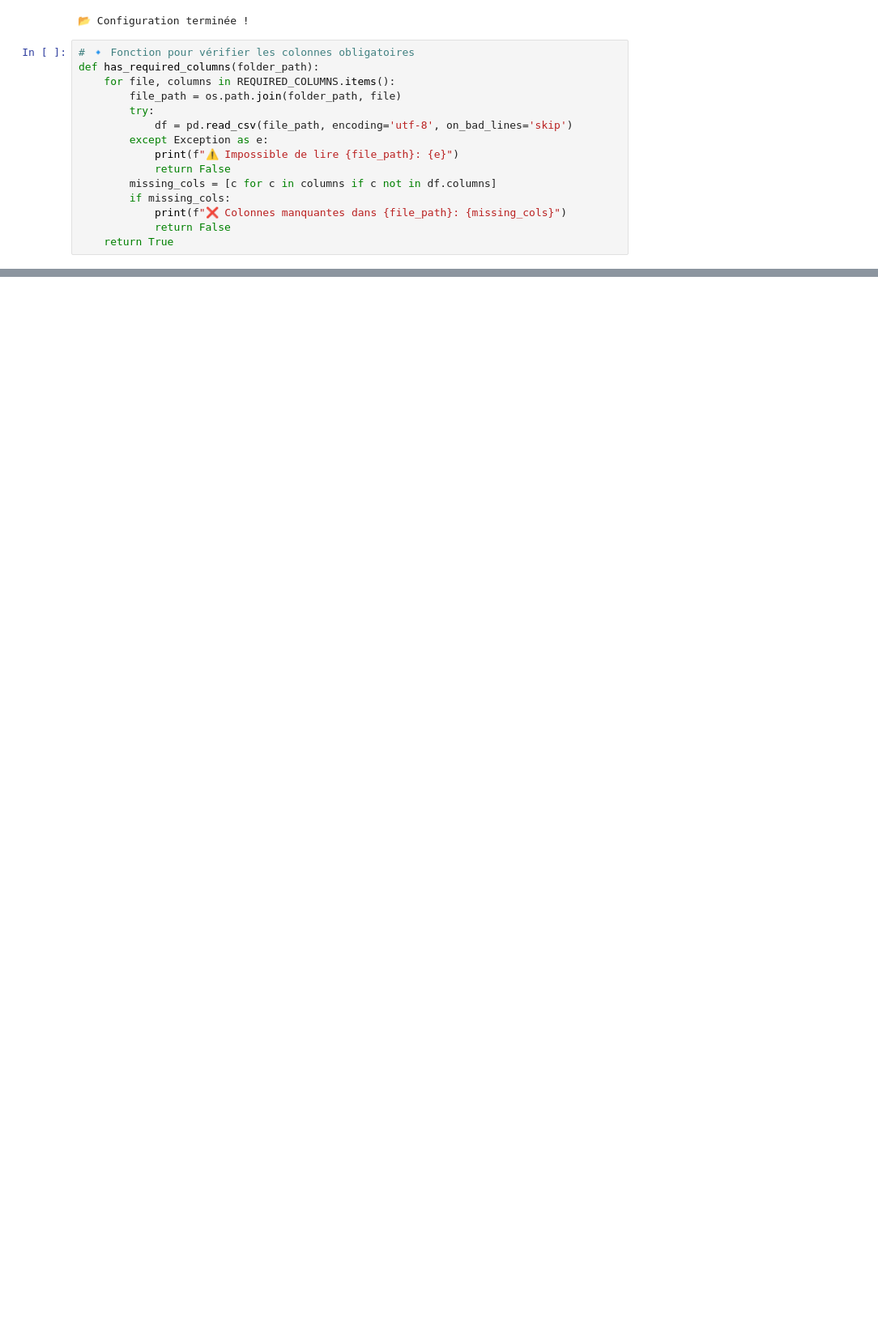
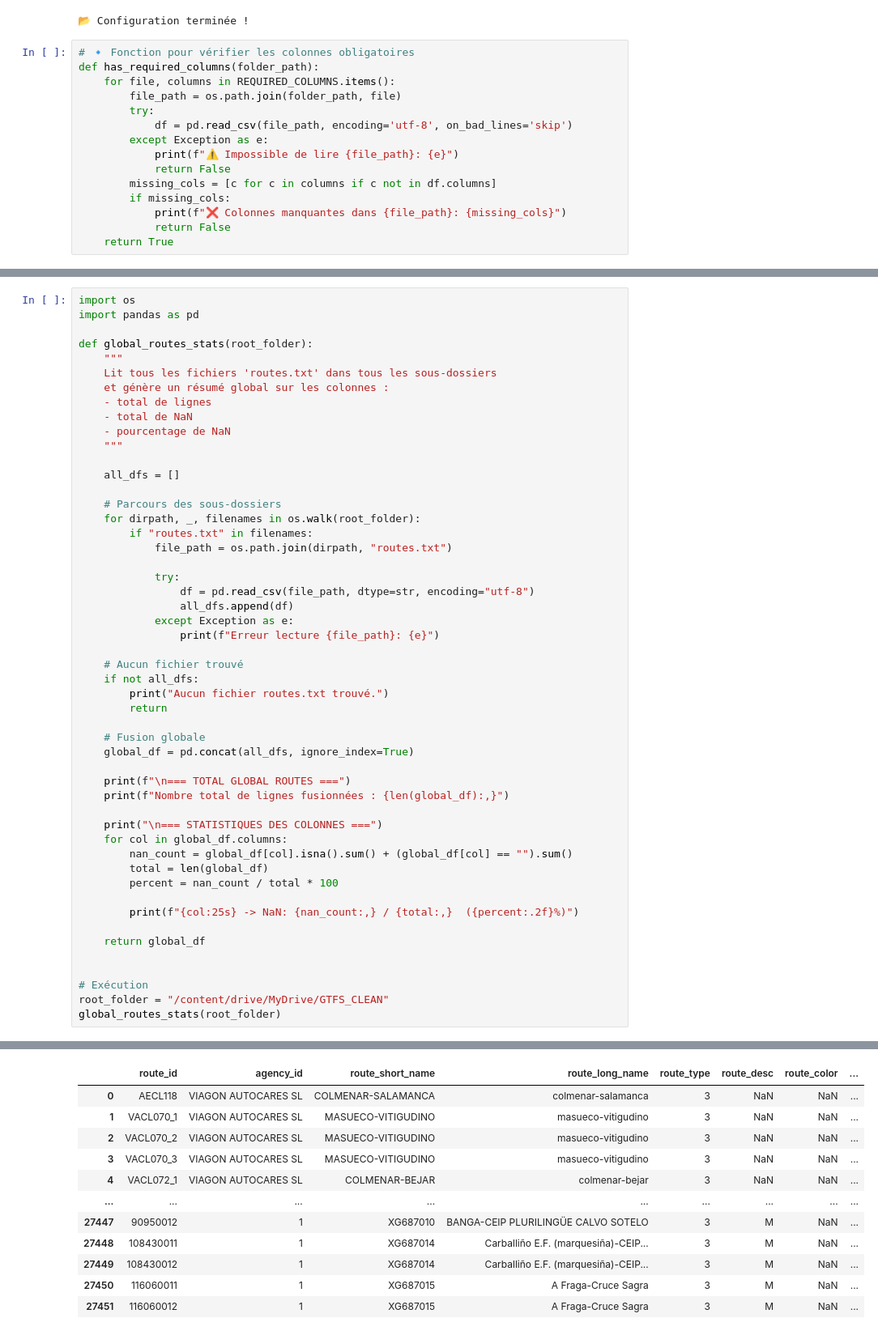
Before and after one commit to 12halima/Transport_Recommander, a Jupyter notebook: notebooks/01_load_gtfs.ipynb, the cells around one changed output, grey strips where cells are left out. Shown at 81% size. Saved outputs shown, nothing was run; the diff lists cells and outputs as text; blank space fills up the shorter version.

```diff
--- a/notebooks/01_load_gtfs.ipynb
+++ b/notebooks/01_load_gtfs.ipynb
@@ -919,0 +608,52 @@ ASSIA
+# %%
+import os
+import pandas as pd
+
+def global_routes_stats(root_folder):
+    """
+    Lit tous les fichiers 'routes.txt' dans tous les sous-dossiers
+    et génère un résumé global sur les colonnes :
+    - total de lignes
+    - total de NaN
+    - pourcentage de NaN
+    """
+
+    all_dfs = []
+
+    # Parcours des sous-dossiers
+    for dirpath, _, filenames in os.walk(root_folder):
+        if "routes.txt" in filenames:
+            file_path = os.path.join(dirpath, "routes.txt")
+
+            try:
+                df = pd.read_csv(file_path, dtype=str, encoding="utf-8")
+                all_dfs.append(df)
+            except Exception as e:
+                print(f"Erreur lecture {file_path}: {e}")
+
+    # Aucun fichier trouvé
+    if not all_dfs:
+        print("Aucun fichier routes.txt trouvé.")
+        return
+
+    # Fusion globale
+    global_df = pd.concat(all_dfs, ignore_index=True)
+
+    print(f"\n=== TOTAL GLOBAL ROUTES ===")
+    print(f"Nombre total de lignes fusionnées : {len(global_df):,}")
+
+    print("\n=== STATISTIQUES DES COLONNES ===")
+    for col in global_df.columns:
+        nan_count = global_df[col].isna().sum() + (global_df[col] == "").sum()
+        total = len(global_df)
+        percent = nan_count / total * 100
+
+        print(f"{col:25s} -> NaN: {nan_count:,} / {total:,}  ({percent:.2f}%)")
+
+    return global_df
+
+
+# Exécution
+root_folder = "/content/drive/MyDrive/GTFS_CLEAN"
+global_routes_stats(root_folder)
+# %% [output]
@@ -919,0 +680,12 @@ ASSIA
+|  | route_id | agency_id | route_short_name | route_long_name | route_type | route_desc | route_color | ... |
+| 0 | AECL118 | VIAGON AUTOCARES SL | COLMENAR-SALAMANCA | colmenar-salamanca | 3 | NaN | NaN | ... |
+| 1 | VACL070_1 | VIAGON AUTOCARES SL | MASUECO-VITIGUDINO | masueco-vitigudino | 3 | NaN | NaN | ... |
+| 2 | VACL070_2 | VIAGON AUTOCARES SL | MASUECO-VITIGUDINO | masueco-vitigudino | 3 | NaN | NaN | ... |
+| 3 | VACL070_3 | VIAGON AUTOCARES SL | MASUECO-VITIGUDINO | masueco-vitigudino | 3 | NaN | NaN | ... |
+| 4 | VACL072_1 | VIAGON AUTOCARES SL | COLMENAR-BEJAR | colmenar-bejar | 3 | NaN | NaN | ... |
+| ... | ... | ... | ... | ... | ... | ... | ... | ... |
+| 27447 | 90950012 | 1 | XG687010 | BANGA-CEIP PLURILINGÜE CALVO SOTELO | 3 | M | NaN | ... |
+| 27448 | 108430011 | 1 | XG687014 | Carballiño E.F. (marquesiña)-CEIP... | 3 | M | NaN | ... |
+| 27449 | 108430012 | 1 | XG687014 | Carballiño E.F. (marquesiña)-CEIP... | 3 | M | NaN | ... |
+| 27450 | 116060011 | 1 | XG687015 | A Fraga-Cruce Sagra | 3 | M | NaN | ... |
+| 27451 | 116060012 | 1 | XG687015 | A Fraga-Cruce Sagra | 3 | M | NaN | ... |
```
Also changed, not shown: parts of 65 cells of this notebook.
